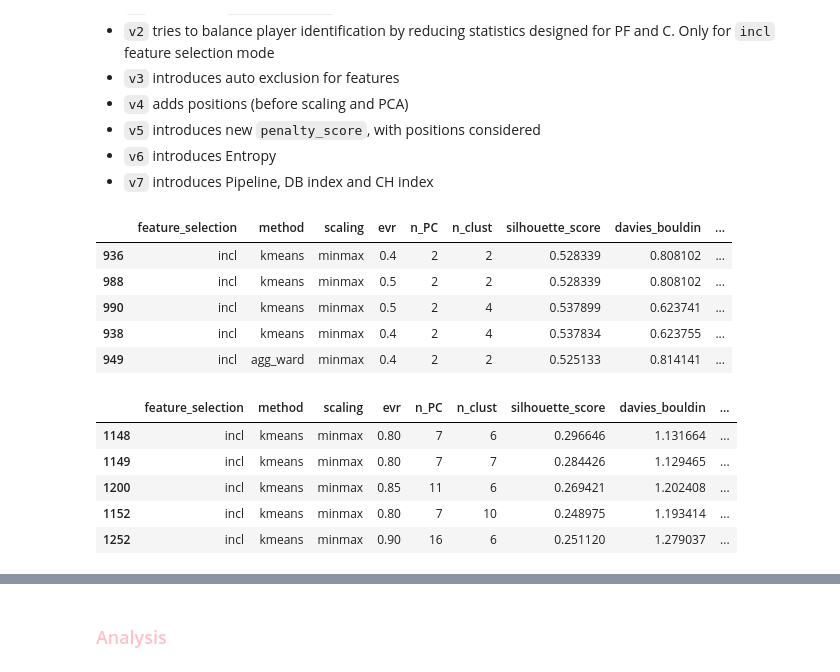
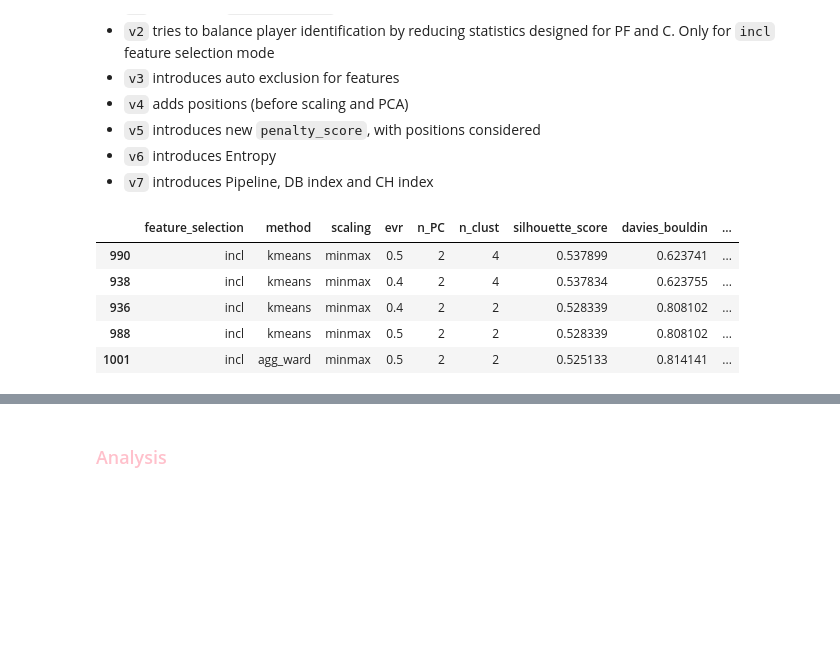
Before and after one commit to arnaud-odet/Roster_Building, a Jupyter notebook: notebooks/clustering.ipynb, the cells around one changed output, grey strips where cells are left out. Saved outputs shown, nothing was run; the diff lists cells and outputs as text; code cells hidden in the pictures; blank space fills up the shorter version.

Commit message:
CLusterer class completed and metrics analysis ongoing

```diff
--- a/notebooks/clustering.ipynb
+++ b/notebooks/clustering.ipynb
@@ -254,24 +254,16 @@ Feature Selection : autoexcl
 * `v6` introduces Entropy
 * `v7` introduces Pipeline, DB index and CH index
 # %%
-clusterer = Clusterer()
-cdf = clusterer.load_results()
-cdf['entropy_silhouette'] = cdf['entropy'] * cdf['silhouette_score']
+clusterer = Clusterer(alpha= 0.5)
+cdf = clusterer.rdf.copy()
 display(cdf.sort_values(by = 'entropy_silhouette', ascending=False).head(5))
-display(cdf[(cdf['n_clust']>5)&(cdf['evr']>0.7)].sort_values(by = 'entropy_silhouette', ascending=False).head(5))
 # %% [output]
 |  | feature_selection | method | scaling | evr | n_PC | n_clust | silhouette_score | davies_bouldin | ... |
+| 990 | incl | kmeans | minmax | 0.5 | 2 | 4 | 0.537899 | 0.623741 | ... |
+| 938 | incl | kmeans | minmax | 0.4 | 2 | 4 | 0.537834 | 0.623755 | ... |
 | 936 | incl | kmeans | minmax | 0.4 | 2 | 2 | 0.528339 | 0.808102 | ... |
 | 988 | incl | kmeans | minmax | 0.5 | 2 | 2 | 0.528339 | 0.808102 | ... |
-| 990 | incl | kmeans | minmax | 0.5 | 2 | 4 | 0.537899 | 0.623741 | ... |
-| 938 | incl | kmeans | minmax | 0.4 | 2 | 4 | 0.537834 | 0.623755 | ... |
-| 949 | incl | agg_ward | minmax | 0.4 | 2 | 2 | 0.525133 | 0.814141 | ... |
+| 1001 | incl | agg_ward | minmax | 0.5 | 2 | 2 | 0.525133 | 0.814141 | ... |
-|  | feature_selection | method | scaling | evr | n_PC | n_clust | silhouette_score | davies_bouldin | ... |
-| 1148 | incl | kmeans | minmax | 0.80 | 7 | 6 | 0.296646 | 1.131664 | ... |
-| 1149 | incl | kmeans | minmax | 0.80 | 7 | 7 | 0.284426 | 1.129465 | ... |
-| 1200 | incl | kmeans | minmax | 0.85 | 11 | 6 | 0.269421 | 1.202408 | ... |
-| 1152 | incl | kmeans | minmax | 0.80 | 7 | 10 | 0.248975 | 1.193414 | ... |
-| 1252 | incl | kmeans | minmax | 0.90 | 16 | 6 | 0.251120 | 1.279037 | ... |
 # %%
 scalings = cdf['scaling'].unique()
 methods = cdf['method'].unique()
```
Also changed, not shown: parts of 8 cells of this notebook, 1 other file.
